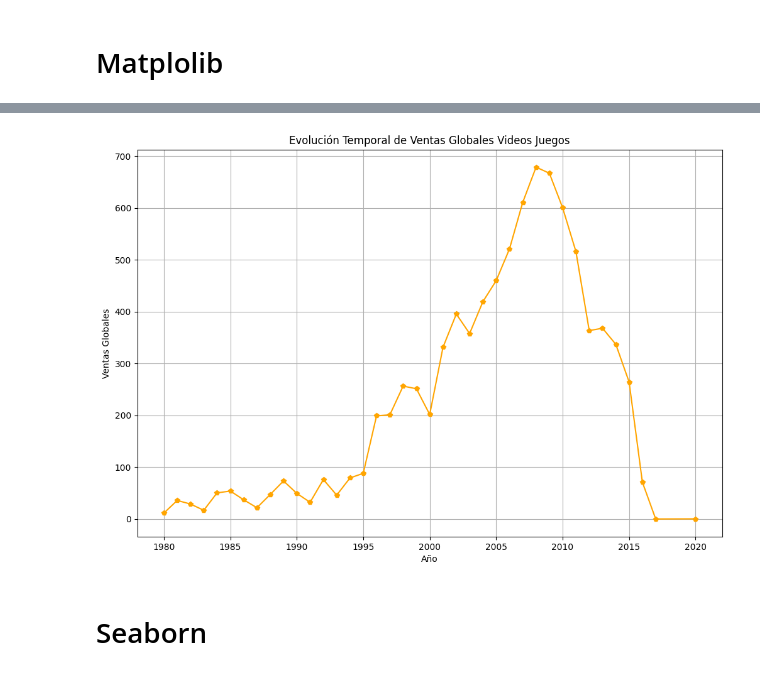
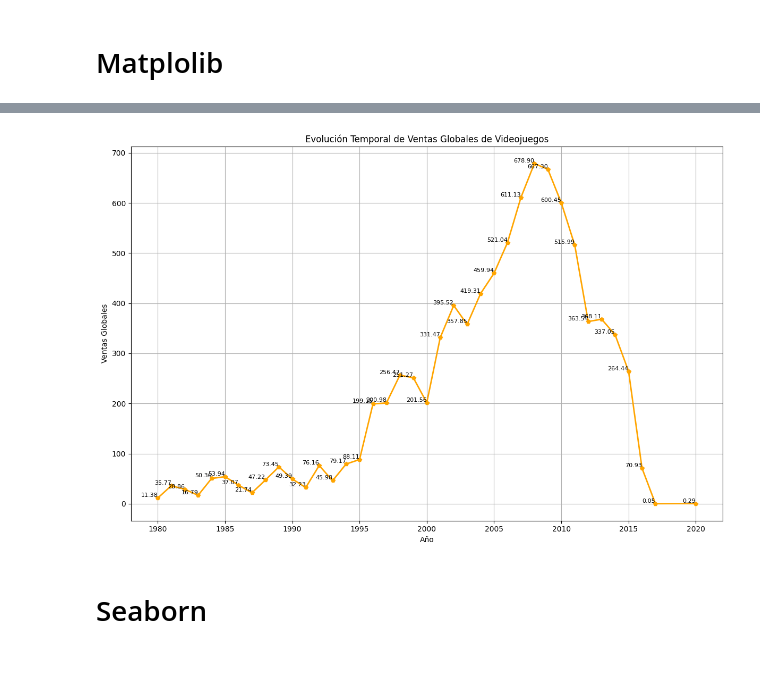
Before and after one commit to fabjamaicrack33/Data_science_Bootcamp, a Jupyter notebook: Actividades Bootcamp DS/actividad2.ipynb, the cells around one changed output, grey strips where cells are left out. Saved outputs shown, nothing was run; the diff lists cells and outputs as text; code cells hidden in the pictures.

```diff
--- a/Actividades Bootcamp DS/actividad2.ipynb
+++ b/Actividades Bootcamp DS/actividad2.ipynb
@@ -33,0 +24,5 @@ data.head()
+# %%
+files= os.listdir()
+file= [x for x in files if 'video_' in x][0]
+data=pd.read_csv(f'./{file}',sep=',')
+data.head()
@@ -66,4 +58,0 @@ plt.show()
-# %%
-data=pd.read_csv('video_games_sales.csv',sep=',')
-data.head()
-data['year']
@@ -83,14 +108,22 @@ Name: year, Length: 16598, dtype: float64
 # %%
 yearly_sales = data.groupby('year')['global_sales'].sum()
+
 plt.figure(figsize=(12, 8))
-plt.plot(yearly_sales.index, yearly_sales.values, marker='p', color='orange')
+plt.plot(yearly_sales.index, yearly_sales.values, marker='p', color='orange', linestyle='-', linewidth=2)
+
 plt.xlabel('Año')
 plt.ylabel('Ventas Globales')
-plt.title('Evolución Temporal de Ventas Globales Videos Juegos')
+plt.title('Evolución Temporal de Ventas Globales de Videojuegos')
 plt.grid(True)
+
+# Agregar anotaciones
+for year, sales in yearly_sales.items():
+    plt.text(year, sales, f'{sales:.2f}', ha='right', va='bottom', fontsize=8, color='black')
+
+plt.tight_layout()
 plt.show()
 # %% [output]
-[figure, old version]
+[figure, new version]
 # %% [markdown]
 # Seaborn
 # %%
```
Also changed, not shown: parts of 11 cells of this notebook.
